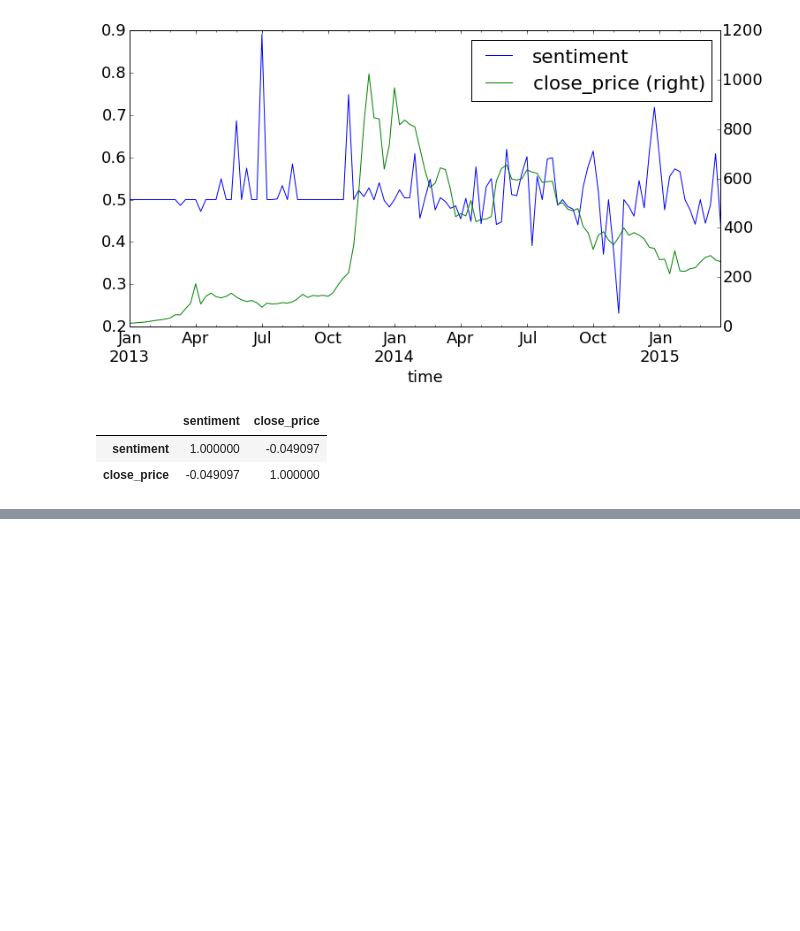
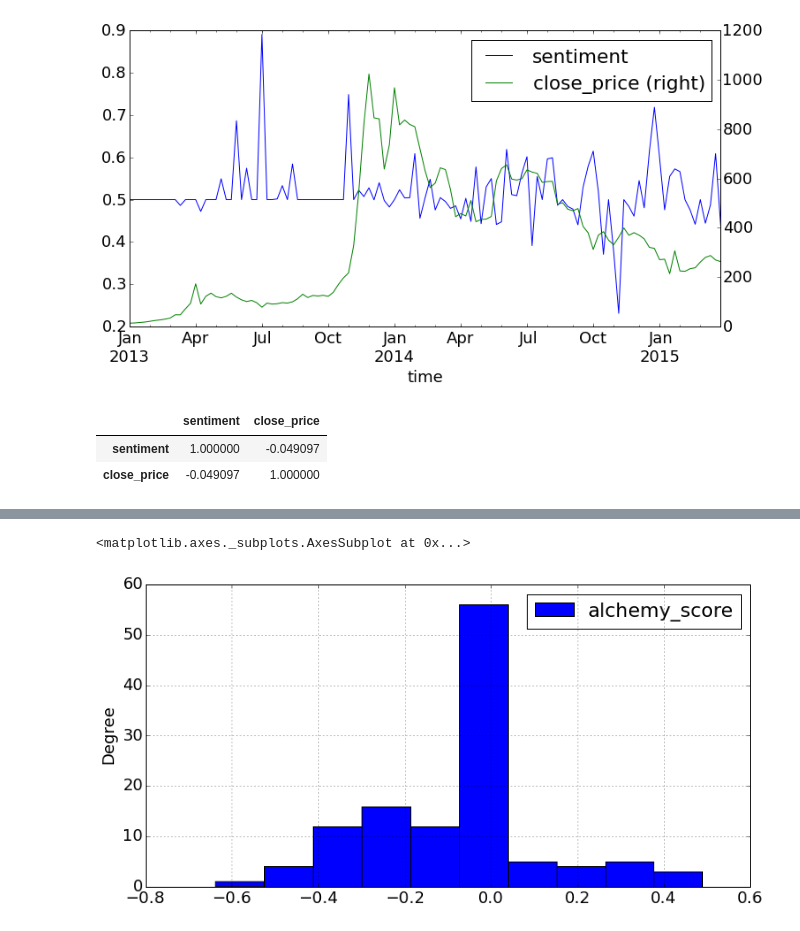
Before and after one commit to yyl/btc-price-analysis, a Jupyter notebook: notes/news_prediction.ipynb, the cells around one changed output, grey strips where cells are left out. Cells and saved outputs as stored; diff of their text form; code cells hidden in the pictures; blank space fills up the shorter version.

```diff
--- a/notes/news_prediction.ipynb
+++ b/notes/news_prediction.ipynb
@@ -89,0 +125,3 @@ trend_bpi.corr()
+# %%
+weekly_alchemy = alchemy_data.resample('w', how='mean').loc['2013':].fillna(0.0)
+weekly_alchemy.head()
@@ -89,0 +136,5 @@ trend_bpi.corr()
+# %%
+weekly_alchemy.plot(kind='hist')
+# %% [output]
+<matplotlib.axes._subplots.AxesSubplot at 0x...>
+[figure, added]
```
Also changed, not shown: parts of 32 cells of this notebook, 4 other files.
